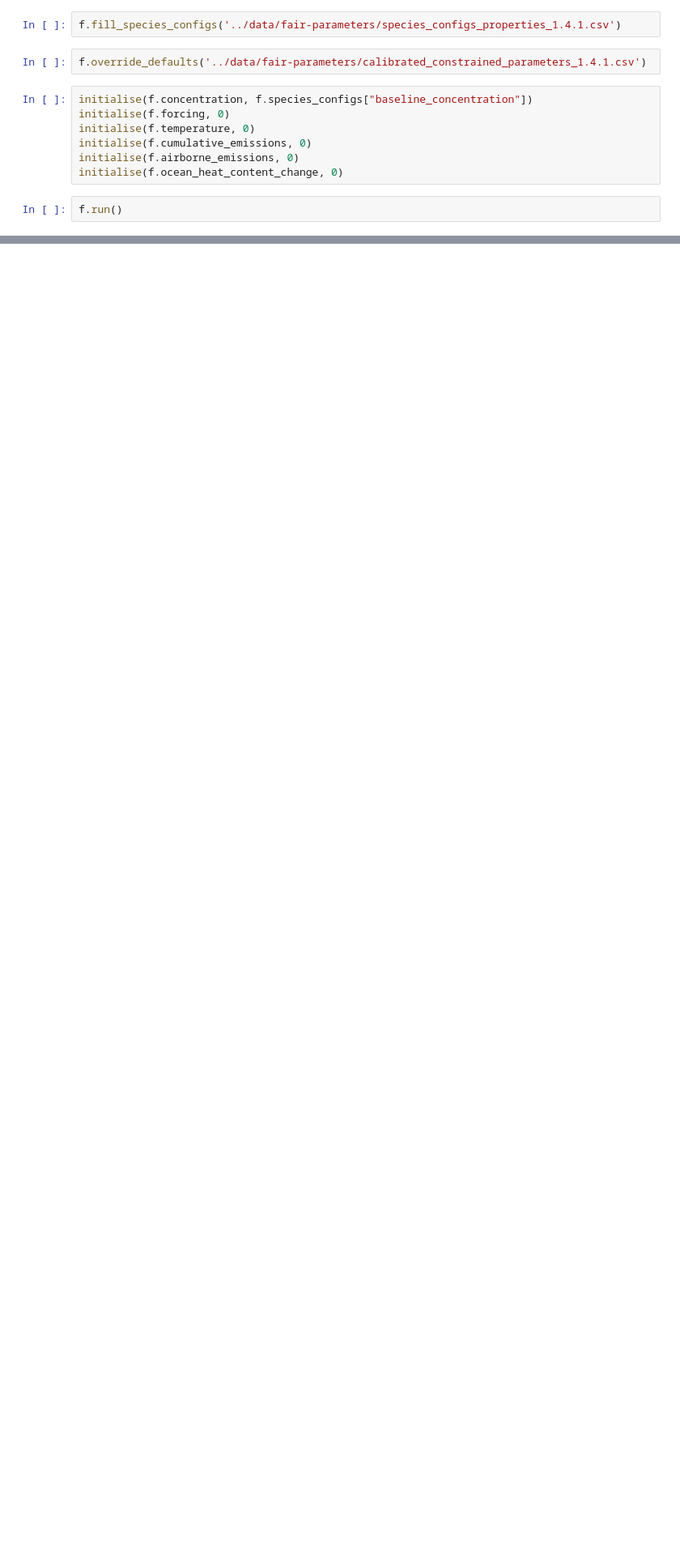
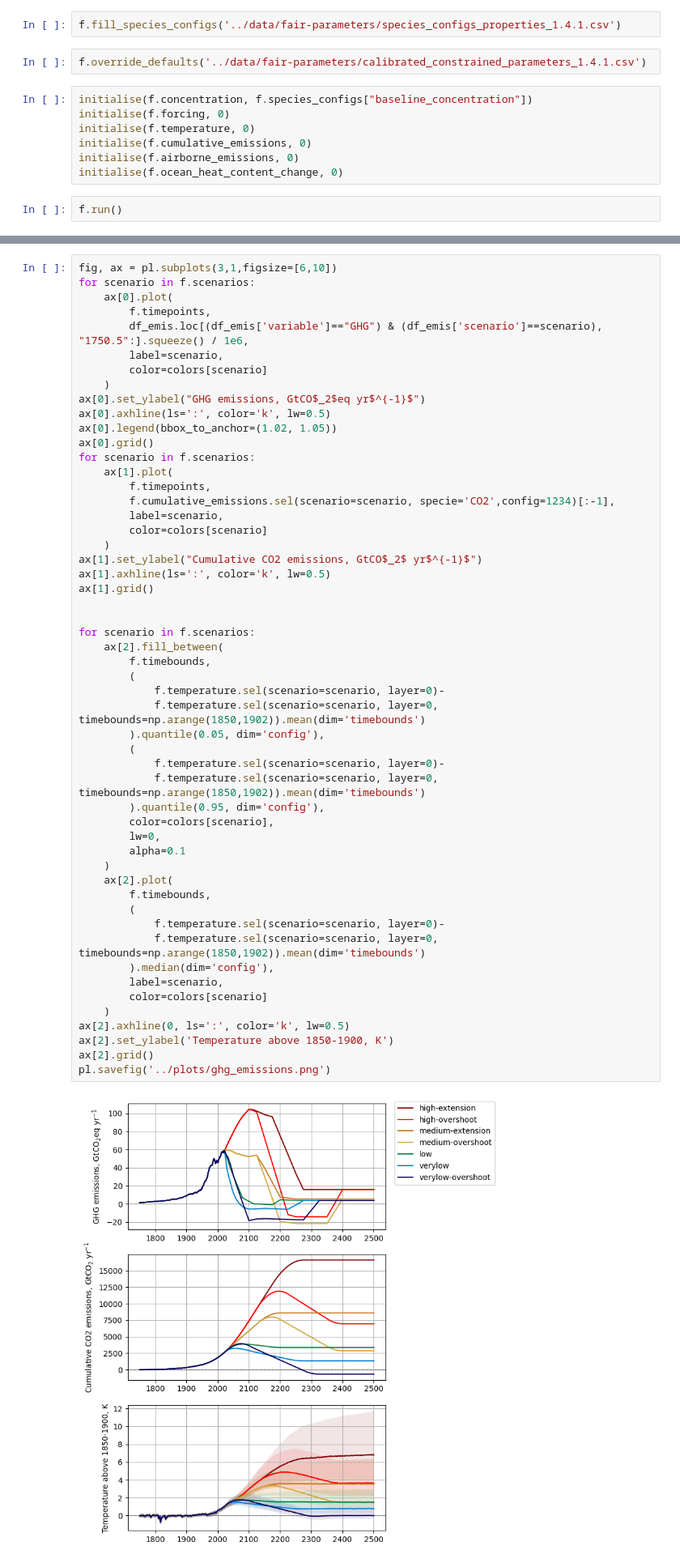
Before and after one commit to benmsanderson/explore-extensions, a Jupyter notebook: notebooks/extensions.ipynb, the cells around one changed output, grey strips where cells are left out. Shown at 81% size. Drawn from its saved outputs; the diff is of its cells as text; blank space fills up the shorter version.

Commit message:
pretty plots, bigger ensemble

```diff
--- a/notebooks/extensions.ipynb
+++ b/notebooks/extensions.ipynb
@@ -233,0 +246,55 @@ pl.savefig('../plots/forcing.png')
+# %%
+fig, ax = pl.subplots(3,1,figsize=[6,10])
+for scenario in f.scenarios:
+    ax[0].plot(
+        f.timepoints,
+        df_emis.loc[(df_emis['variable']=="GHG") & (df_emis['scenario']==scenario), "1750.5":].squeeze() / 1e6,
+        label=scenario,
+        color=colors[scenario]
+    )
+ax[0].set_ylabel("GHG emissions, GtCO$_2$eq yr$^{-1}$")
+ax[0].axhline(ls=':', color='k', lw=0.5)
+ax[0].legend(bbox_to_anchor=(1.02, 1.05))
+ax[0].grid()
+for scenario in f.scenarios:
+    ax[1].plot(
+        f.timepoints,
+        f.cumulative_emissions.sel(scenario=scenario, specie='CO2',config=1234)[:-1],
+        label=scenario,
+        color=colors[scenario]
+    )
+ax[1].set_ylabel("Cumulative CO2 emissions, GtCO$_2$ yr$^{-1}$")
+ax[1].axhline(ls=':', color='k', lw=0.5)
+ax[1].grid()
+
+
+for scenario in f.scenarios:
+    ax[2].fill_between(
+        f.timebounds,
+        (
+            f.temperature.sel(scenario=scenario, layer=0)-
+            f.temperature.sel(scenario=scenario, layer=0, timebounds=np.arange(1850,1902)).mean(dim='timebounds')
+        ).quantile(0.05, dim='config'),
+        (
+            f.temperature.sel(scenario=scenario, layer=0)-
+            f.temperature.sel(scenario=scenario, layer=0, timebounds=np.arange(1850,1902)).mean(dim='timebounds')
+        ).quantile(0.95, dim='config'),
+        color=colors[scenario],
+        lw=0,
+        alpha=0.1
+    )
+    ax[2].plot(
+        f.timebounds,
+        (
+            f.temperature.sel(scenario=scenario, layer=0)-
+            f.temperature.sel(scenario=scenario, layer=0, timebounds=np.arange(1850,1902)).mean(dim='timebounds')
+        ).median(dim='config'),
+        label=scenario,
+        color=colors[scenario]
+    )
+ax[2].axhline(0, ls=':', color='k', lw=0.5)
+ax[2].set_ylabel('Temperature above 1850-1900, K')
+ax[2].grid()
+pl.savefig('../plots/ghg_emissions.png')
+# %% [output]
+[figure, added]
```
Also changed, not shown: parts of 7 cells of this notebook.
